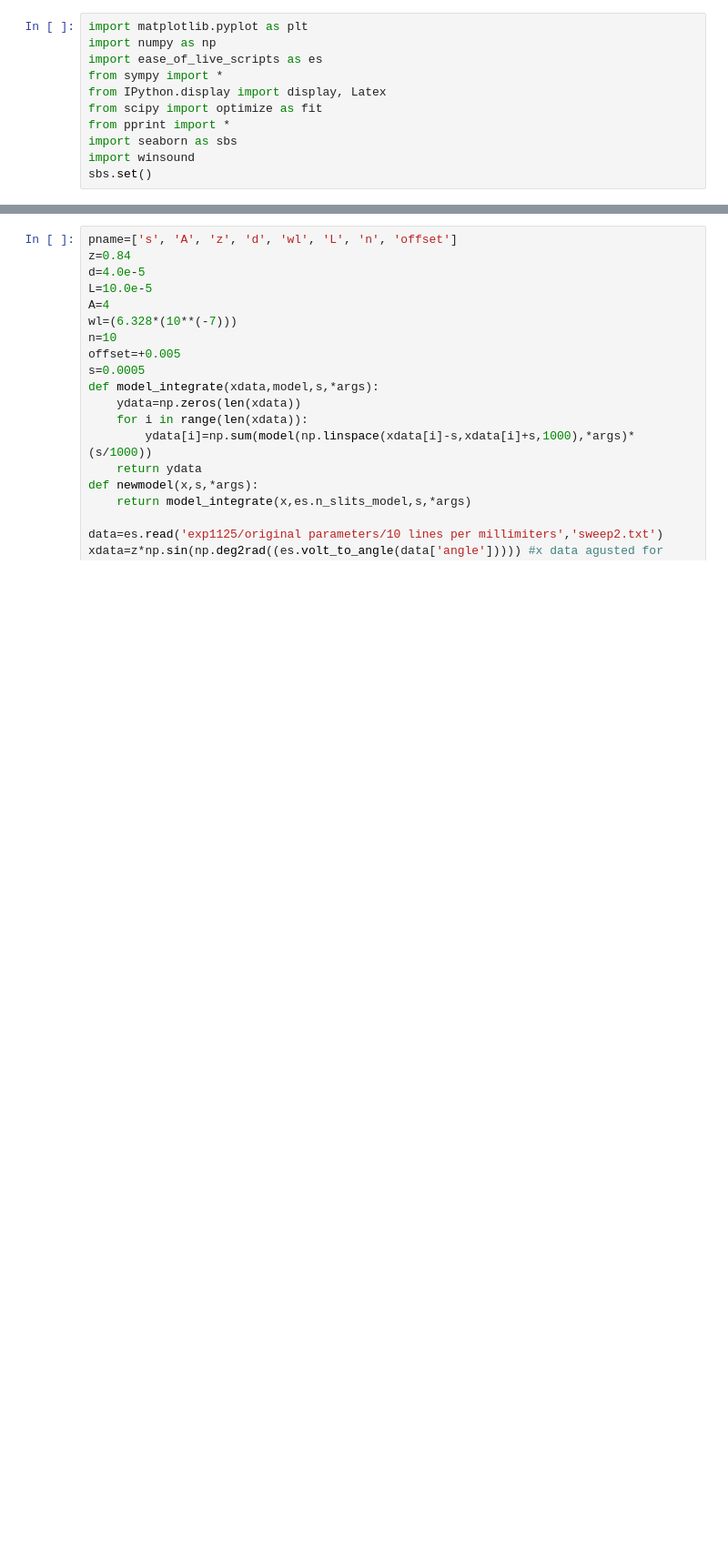
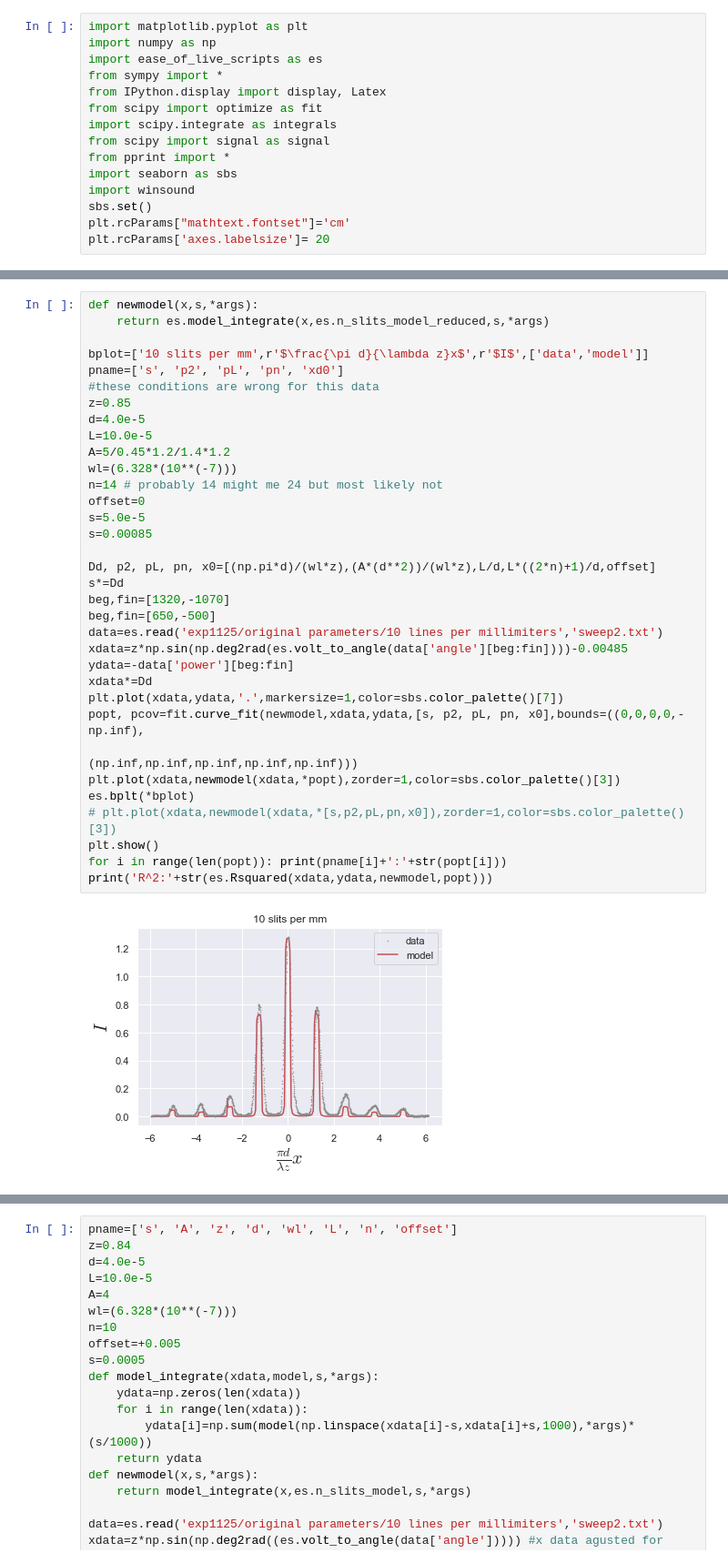
Before and after one commit to EdoMor/notebooks, a Jupyter notebook: edos n slits notebook.ipynb, the cells around one changed output, grey strips where cells are left out. Shown: that part at 91% size. Cells and saved outputs as stored; diff of their text form; blank space fills up the shorter version.

Commit message:
resonable fits for n slits and single slit however there is room for improvement

```diff
--- a/edos n slits notebook.ipynb
+++ b/edos n slits notebook.ipynb
@@ -5,7 +5,11 @@ import ease_of_live_scripts as es
 from sympy import *
 from IPython.display import display, Latex
 from scipy import optimize as fit
+import scipy.integrate as integrals
+from scipy import signal as signal
 from pprint import *
 import seaborn as sbs
 import winsound
 sbs.set()
+plt.rcParams["mathtext.fontset"]='cm'
+plt.rcParams['axes.labelsize']= 20
@@ -11,0 +96,36 @@ sbs.set()
+# %%
+def newmodel(x,s,*args):
+    return es.model_integrate(x,es.n_slits_model_reduced,s,*args)
+
+bplot=['10 slits per mm',r'$\frac{\pi d}{\lambda z}x$',r'$I$',['data','model']]
+pname=['s', 'p2', 'pL', 'pn', 'xd0']
+#these conditions are wrong for this data
+z=0.85
+d=4.0e-5
+L=10.0e-5
+A=5/0.45*1.2/1.4*1.2
+wl=(6.328*(10**(-7)))
+n=14 # probably 14 might me 24 but most likely not
+offset=0
+s=5.0e-5
+s=0.00085
+
+Dd, p2, pL, pn, x0=[(np.pi*d)/(wl*z),(A*(d**2))/(wl*z),L/d,L*((2*n)+1)/d,offset]
+s*=Dd
+beg,fin=[1320,-1070]
+beg,fin=[650,-500]
+data=es.read('exp1125/original parameters/10 lines per millimiters','sweep2.txt')
+xdata=z*np.sin(np.deg2rad(es.volt_to_angle(data['angle'][beg:fin])))-0.00485
+ydata=-data['power'][beg:fin]
+xdata*=Dd
+plt.plot(xdata,ydata,'.',markersize=1,color=sbs.color_palette()[7])
+popt, pcov=fit.curve_fit(newmodel,xdata,ydata,[s, p2, pL, pn, x0],bounds=((0,0,0,0,-np.inf),
+                                                                           (np.inf,np.inf,np.inf,np.inf,np.inf)))
+plt.plot(xdata,newmodel(xdata,*popt),zorder=1,color=sbs.color_palette()[3])
+es.bplt(*bplot)
+# plt.plot(xdata,newmodel(xdata,*[s,p2,pL,pn,x0]),zorder=1,color=sbs.color_palette()[3])
+plt.show()
+for i in range(len(popt)): print(pname[i]+':'+str(popt[i]))
+print('R^2:'+str(es.Rsquared(xdata,ydata,newmodel,popt)))
+# %% [output]
+[figure, added]
```
Also changed, not shown: parts of 11 cells of this notebook, 2 other files.
